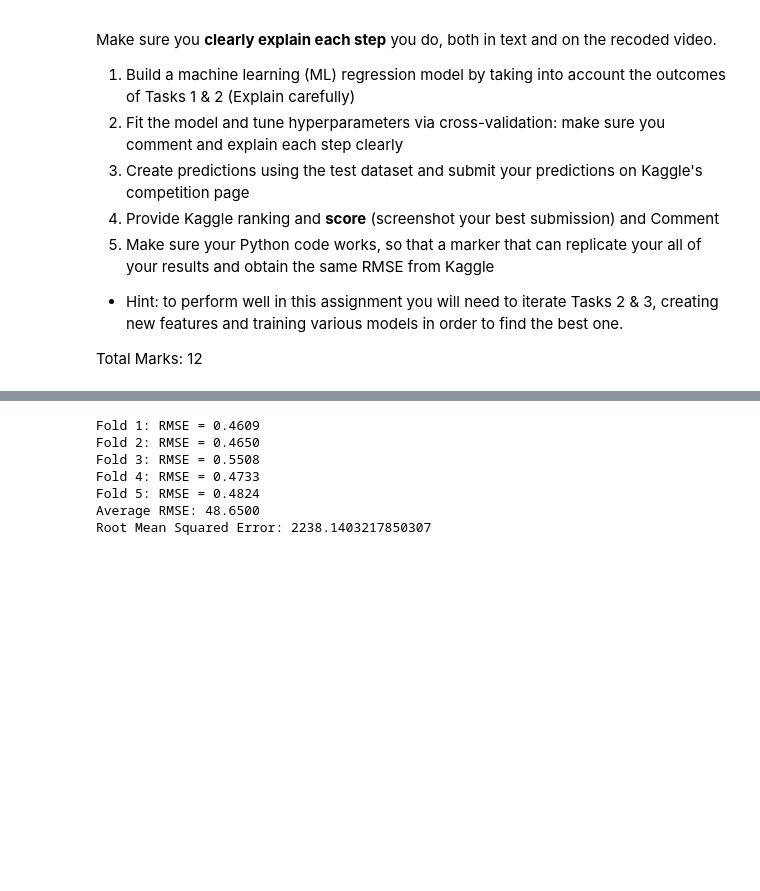
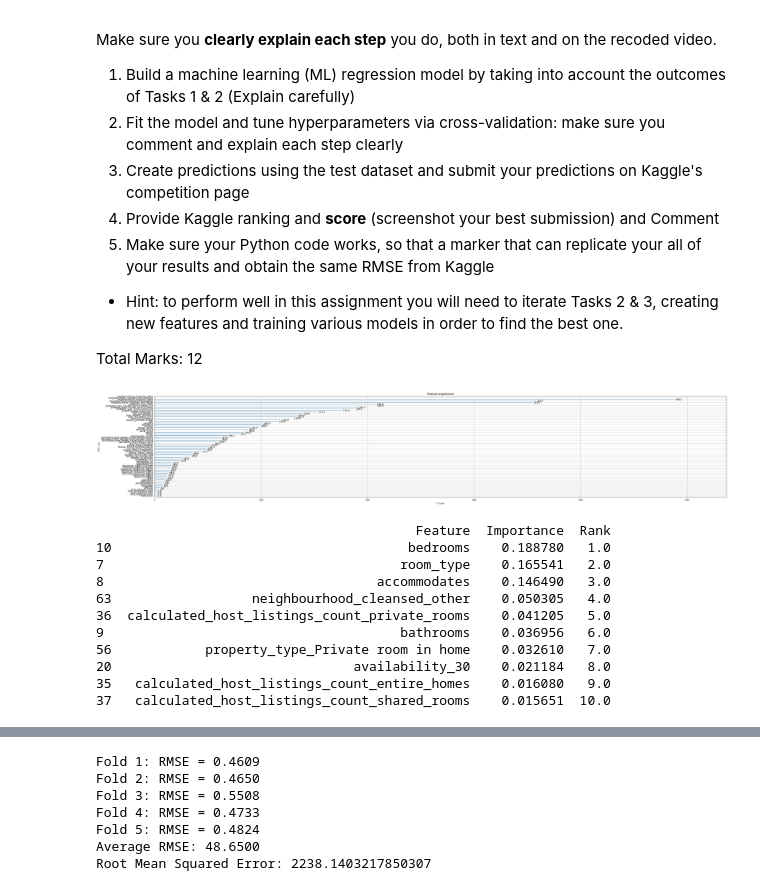
Before and after one commit to busa-8001-mq/assignment, a Jupyter notebook: Final_v1_busa8001_superhosts.ipynb, the cells around one changed output, grey strips where cells are left out. Cells and saved outputs as stored; diff of their text form; code cells hidden in the pictures; blank space fills up the shorter version.

```diff
--- a/Final_v1_busa8001_superhosts.ipynb
+++ b/Final_v1_busa8001_superhosts.ipynb
@@ -517,6 +517,12 @@ import numpy as np
 df6 = df5
 df6['log_price'] = np.log(df6['price'])
 
+columns_to_drop = ['name','description','neighborhood_overview',
+                   'host_name','host_location','host_about', 'host_neighbourhood',
+                   'neighbourhood','first_review','last_review',]
+
+df6 = df6.drop(columns=columns_to_drop)
+
 df6.to_csv("df_6.csv")
 # %% [markdown]
 <font color='darkblue'>
@@ -597,0 +670,52 @@ def find_outliers(newDF: pd.DataFrame) -> pd.DataFrame:
+# %%
+import pandas as pd
+from xgboost import plot_importance, DMatrix
+import xgboost as xgb
+import matplotlib.pyplot as plt
+
+df_X = df6[:7000]
+
+#price_outlier = get_outliers(df_X['price'])
+#df_X = df_X[~df_X['price'].isin(price_outlier['Outlier'].values)]
+#df_X.reset_index(drop=True, inplace=True)
+
+columns_to_drop = ['price','log_price']
+
+y_train = df_X['log_price'].values
+
+X_train = df_X.drop(columns=columns_to_drop).values
+
+feature_names = df_X.drop(columns=columns_to_drop).columns
+model = xgb.XGBRegressor()
+
+model.fit(X_train, y_train)
+
+importance = model.feature_importances_
+
+df_features = pd.DataFrame({'Feature': feature_names, 'Importance': importance })
+
+df_features['Rank'] = df_features['Importance'].rank(ascending=False)
+df_features = df_features.sort_values(by='Rank')
+
+
+fig, ax = plt.subplots(figsize=(45, 8))
+plot_importance(model, ax=ax)
+ax.set_yticks(range(len(feature_names)))
+ax.set_yticklabels(feature_names)
+plt.show()
+
+
+print(df_features.head(10))
+# %% [output]
+[figure, added]
+                                         Feature  Importance  Rank
+10                                      bedrooms    0.188780   1.0
+7                                      room_type    0.165541   2.0
+8                                   accommodates    0.146490   3.0
+63                  neighbourhood_cleansed_other    0.050305   4.0
+36  calculated_host_listings_count_private_rooms    0.041205   5.0
+9                                      bathrooms    0.036956   6.0
+56            property_type_Private room in home    0.032610   7.0
+20                               availability_30    0.021184   8.0
+35   calculated_host_listings_count_entire_homes    0.016080   9.0
+37   calculated_host_listings_count_shared_rooms    0.015651  10.0
```
Also changed, not shown: parts of 9 cells of this notebook.
